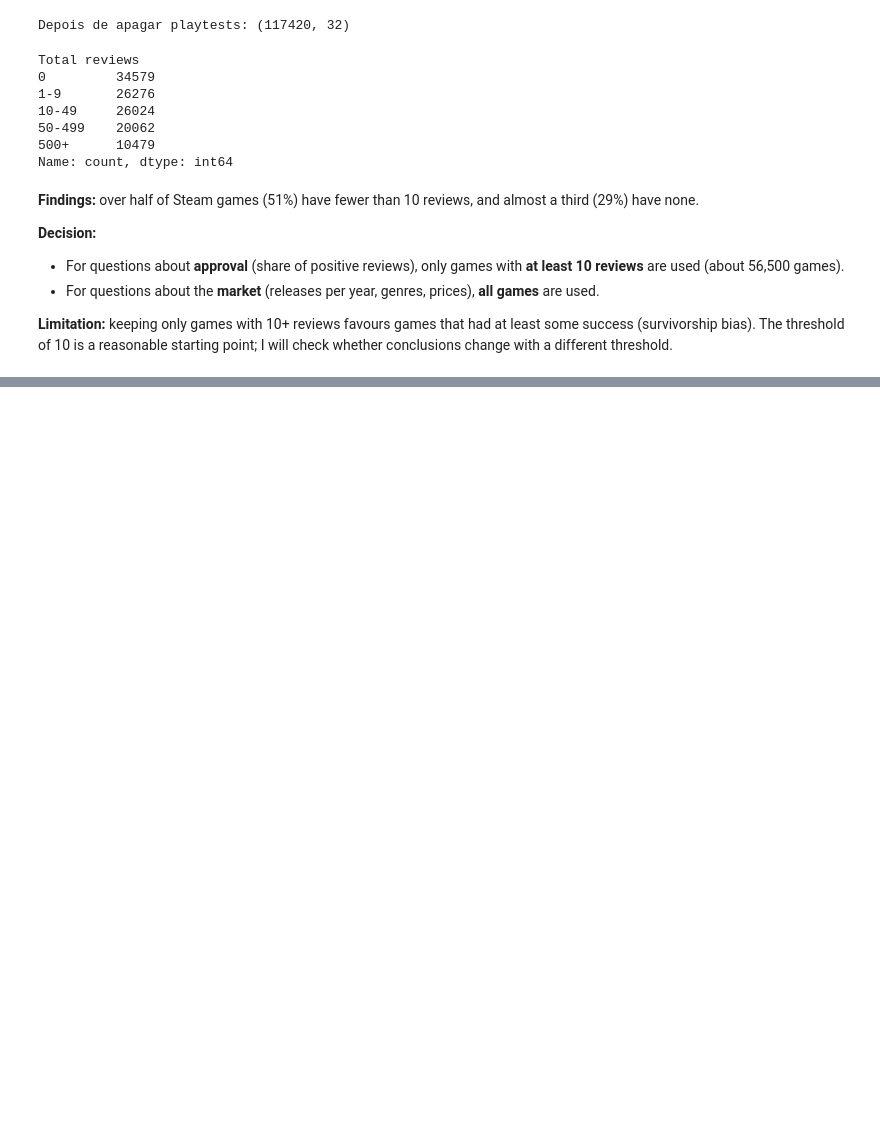
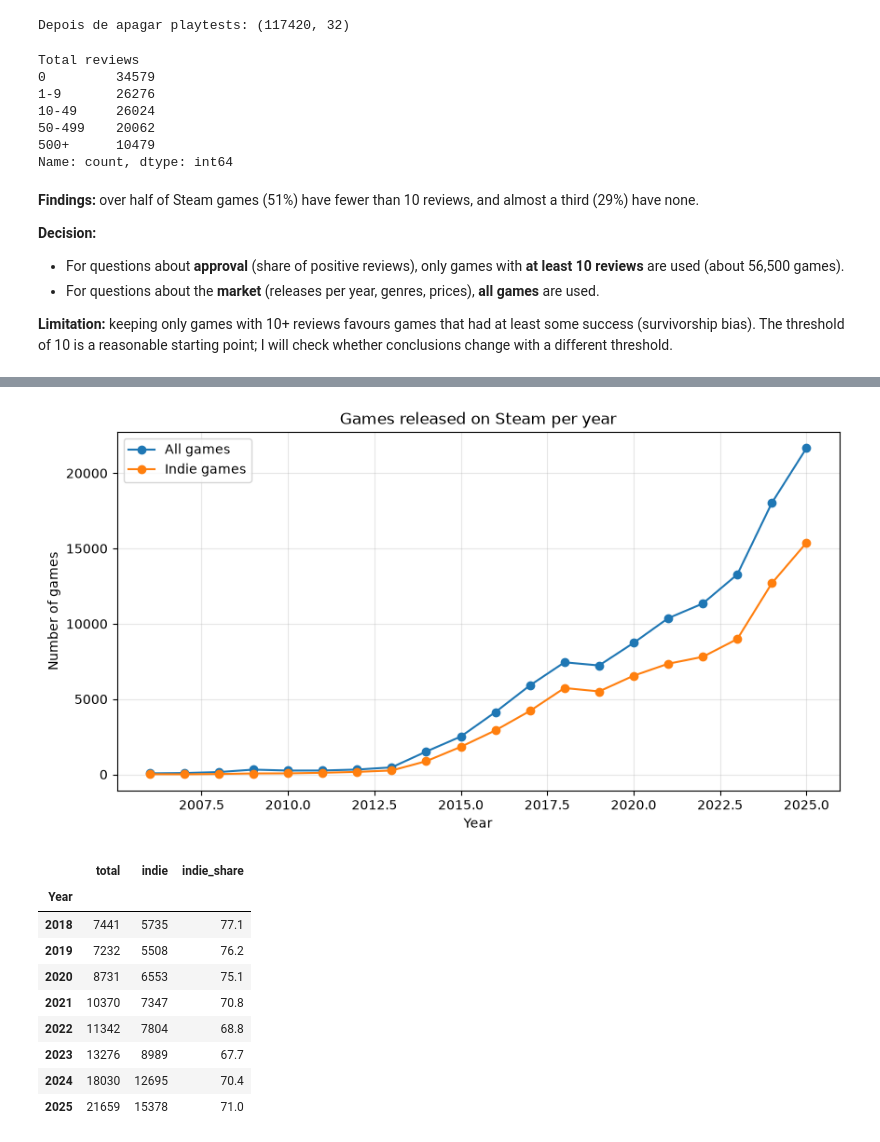
Before and after one commit to rodrigosogoncalves/steam-indie-ai, a Jupyter notebook: 01_exploration.ipynb, the cells around one changed output, grey strips where cells are left out. Saved outputs shown, nothing was run; the diff lists cells and outputs as text; code cells hidden in the pictures; blank space fills up the shorter version.

Commit message:
Add releases per year and remove unreleased games

```diff
--- a/01_exploration.ipynb
+++ b/01_exploration.ipynb
@@ -204,0 +212,10 @@ Name: count, dtype: int64
+# %%
+# Converter texto em data
+df["Release date"] = pd.to_datetime(df["Release date"], format="mixed", errors="coerce")
+print("Datas que não deu para converter:", df["Release date"].isna().sum())
+
+df["Year"] = df["Release date"].dt.year
+
+# Marcar jogos indie
+df["Is indie"] = df["Genres"].str.split(",").apply(lambda g: "Indie" in g)
+print("Jogos indie:", df["Is indie"].sum(), "de", len(df))
@@ -204,0 +235,26 @@ Name: count, dtype: int64
+# %%
+import matplotlib.pyplot as plt
+
+print("Data mais recente:", df["Release date"].max())
+
+per_year = df.groupby("Year").agg(
+    total=("AppID", "count"),
+    indie=("Is indie", "sum"),
+)
+per_year["indie_share"] = per_year["indie"] / per_year["total"] * 100
+
+last_full_year = 2025
+per_year = per_year.loc[2006:last_full_year]
+
+fig, ax = plt.subplots(figsize=(10, 5))
+ax.plot(per_year.index, per_year["total"], label="All games", marker="o")
+ax.plot(per_year.index, per_year["indie"], label="Indie games", marker="o")
+ax.set_title("Games released on Steam per year")
+ax.set_xlabel("Year")
+ax.set_ylabel("Number of games")
+ax.legend()
+ax.grid(alpha=0.3)
+plt.show()
+
+per_year.round(1).tail(8)
+# %% [output]
@@ -204,0 +262,11 @@ Name: count, dtype: int64
+[figure, added]
+|  | total | indie | indie_share |
+| Year |  |  |  |
+| 2018 | 7441 | 5735 | 77.1 |
+| 2019 | 7232 | 5508 | 76.2 |
+| 2020 | 8731 | 6553 | 75.1 |
+| 2021 | 10370 | 7347 | 70.8 |
+| 2022 | 11342 | 7804 | 68.8 |
+| 2023 | 13276 | 8989 | 67.7 |
+| 2024 | 18030 | 12695 | 70.4 |
+| 2025 | 21659 | 15378 | 71.0 |
```
Also changed, not shown: parts of 8 cells of this notebook.
